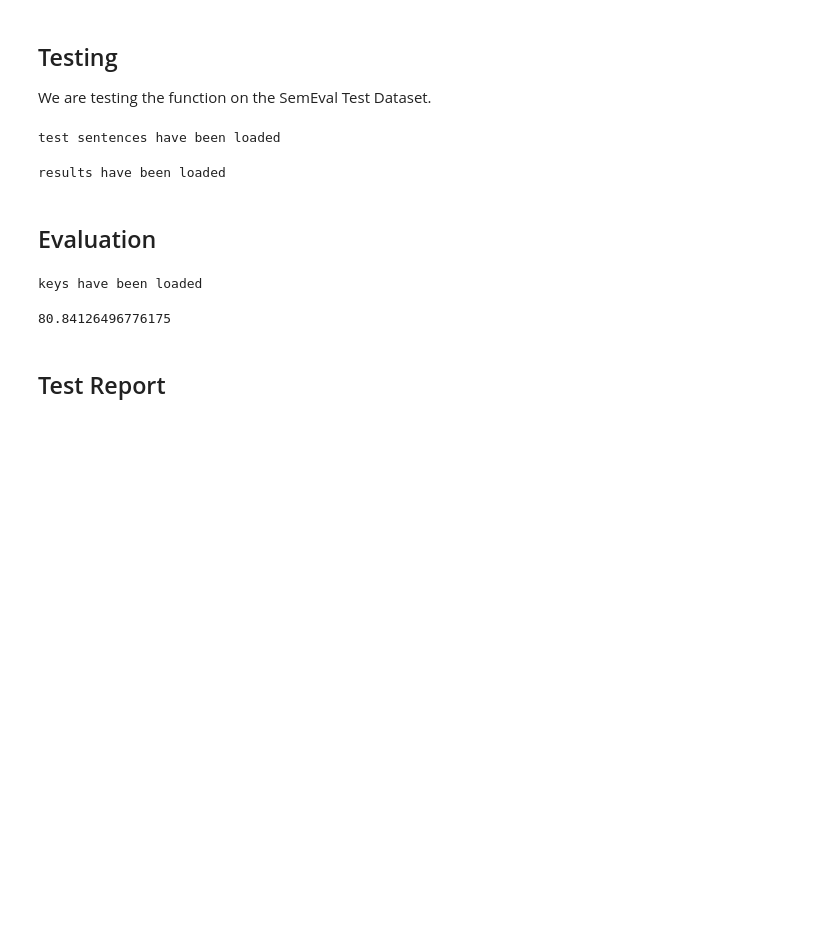
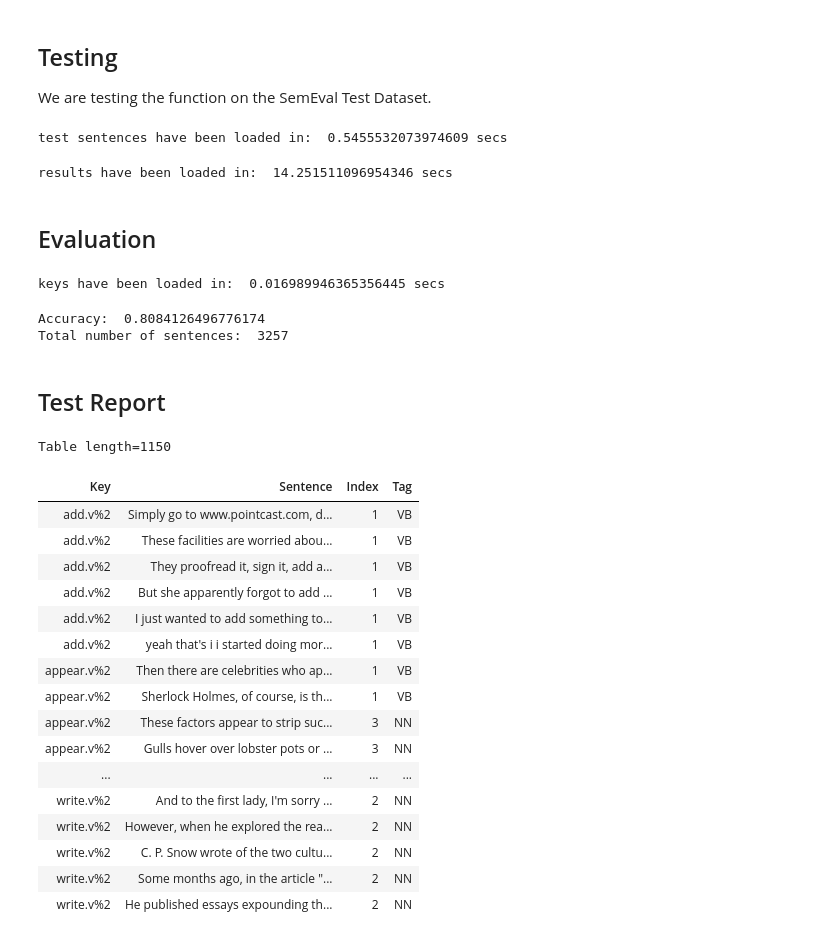
Before and after one commit to sounak98/nlp-projects, a Jupyter notebook: Word Sense Disambiguation.ipynb, the cells around one changed output. Drawn from its saved outputs; the diff is of its cells as text; code cells hidden in the pictures; blank space fills up the shorter version.

```diff
--- a/Word Sense Disambiguation.ipynb
+++ b/Word Sense Disambiguation.ipynb
@@ -163,6 +172,8 @@ def tokenize(text):
 
 We are testing the function on the SemEval Test Dataset.
 # %%
+start = time.time()
+
 from xml.dom.minidom import parse
 FILE = './data/wsd-test/contexts/senseval2-format/semeval-2013-task-13-test-data.senseval2.xml'
 
@@ -180,10 +191,14 @@ for i in inst:
     sents_raw[k] = v
     sents[k + '.' + word] = tokenize(v)
 
-print('test sentences have been loaded')
+end = time.time()
+
+print('test sentences have been loaded in: ', (end - start), 'secs')
 # %% [output]
-test sentences have been loaded
+test sentences have been loaded in:  0.5455532073974609 secs
 # %%
+start = time.time()
+
 res = {}
 pos = {}
 
@@ -192,12 +207,16 @@ for k, v in sents.items():
     res['.'.join(k.split('.')[:-1])] = idx
     pos['.'.join(k.split('.')[:-1])] = p
 
-print('results have been loaded')
+end = time.time()
+
+print('results have been loaded in: ', (end - start), 'secs')
 # %% [output]
-results have been loaded
+results have been loaded in:  14.251511096954346 secs
 # %% [markdown]
 ## Evaluation
 # %%
+start = time.time()
+
 KEY = './data/wsd-test/keys/gold/all.singlesense.key'
 
 keys = {}
@@ -211,34 +230,63 @@ for line in f.readlines():
     except KeyError:
         keys_rev[l[0] + '%' + l[2].split(':')[0].split('%')[1]] = [l[1]]
 
-print('keys have been loaded')
+end = time.time()
+
+print('keys have been loaded in: ', (end - start), 'secs')
 # %% [output]
-keys have been loaded
+keys have been loaded in:  0.016989946365356445 secs
 # %%
 from collections import Counter
 
-total = correct = 0
+correct = _sum = 0
+counts_raw = {}
+for k in keys_rev.keys():
+    counts_raw[k] = Counter([res[_] for _ in keys_rev[k]])
+    del counts_raw[k][-1]
+    del counts_raw[k][None]
+    _sum += sum(counts_raw[k].values())
+    correct += counts_raw[k].most_common(1)[0][1]
 
-for k in keys_rev.keys():
-    c = Counter([res[_] for _ in keys_rev[k]])
-    del c[-1]
-    del c[None]
-    correct += c.most_common(1)[0][1]
-    total += sum(c.values())
+counts = {}
+for k, v in counts_raw.items():
+    try:
+        counts[k.split('%')[0]][int(k.split('%')[1])] = v
+    except KeyError:
+        counts[k.split('%')[0]] = {int(k.split('%')[1]): v}
 
-print(correct / total * 100)
+print('Accuracy: ', (correct / _sum))
+print('Total number of sentences: ', _sum)
 # %% [output]
-80.84126496776175
+Accuracy:  0.8084126496776174
+Total number of sentences:  3257
 # %% [markdown]
 ## Test Report
 # %%
 from astropy.table import Table
 p = Table(names=['Key', 'Sentence', 'Index', 'Tag'], dtype=('S10', 'S1000', 'i', 'S10'))
 
 for k, v in keys_rev.items():
     for i in v:
         if res[i] and res[i] != -1:
             p.add_row((k, sents_raw[i], res[i], pos[i]))
 
-# p.show_in_notebook(show_row_index=False)
-p.show_in_browser()
+p.show_in_notebook(show_row_index=False)
+# %% [output]
+Table length=1150
+| Key | Sentence | Index | Tag |
+| add.v%2 | Simply go to www.pointcast.com, d... | 1 | VB |
+| add.v%2 | These facilities are worried abou... | 1 | VB |
+| add.v%2 | They proofread it, sign it, add a... | 1 | VB |
+| add.v%2 | But she apparently forgot to add ... | 1 | VB |
+| add.v%2 | I just wanted to add something to... | 1 | VB |
+| add.v%2 | yeah that's i i started doing mor... | 1 | VB |
+| appear.v%2 | Then there are celebrities who ap... | 1 | VB |
+| appear.v%2 | Sherlock Holmes, of course, is th... | 1 | VB |
+| appear.v%2 | These factors appear to strip suc... | 3 | NN |
+| appear.v%2 | Gulls hover over lobster pots or ... | 3 | NN |
+| ... | ... | ... | ... |
+| write.v%2 | And to the first lady, I'm sorry ... | 2 | NN |
+| write.v%2 | However, when he explored the rea... | 2 | NN |
+| write.v%2 | C. P. Snow wrote of the two cultu... | 2 | NN |
+| write.v%2 | Some months ago, in the article "... | 2 | NN |
+| write.v%2 | He published essays expounding th... | 2 | NN |
```
Also changed, not shown: parts of 4 cells of this notebook, 1 other file.
